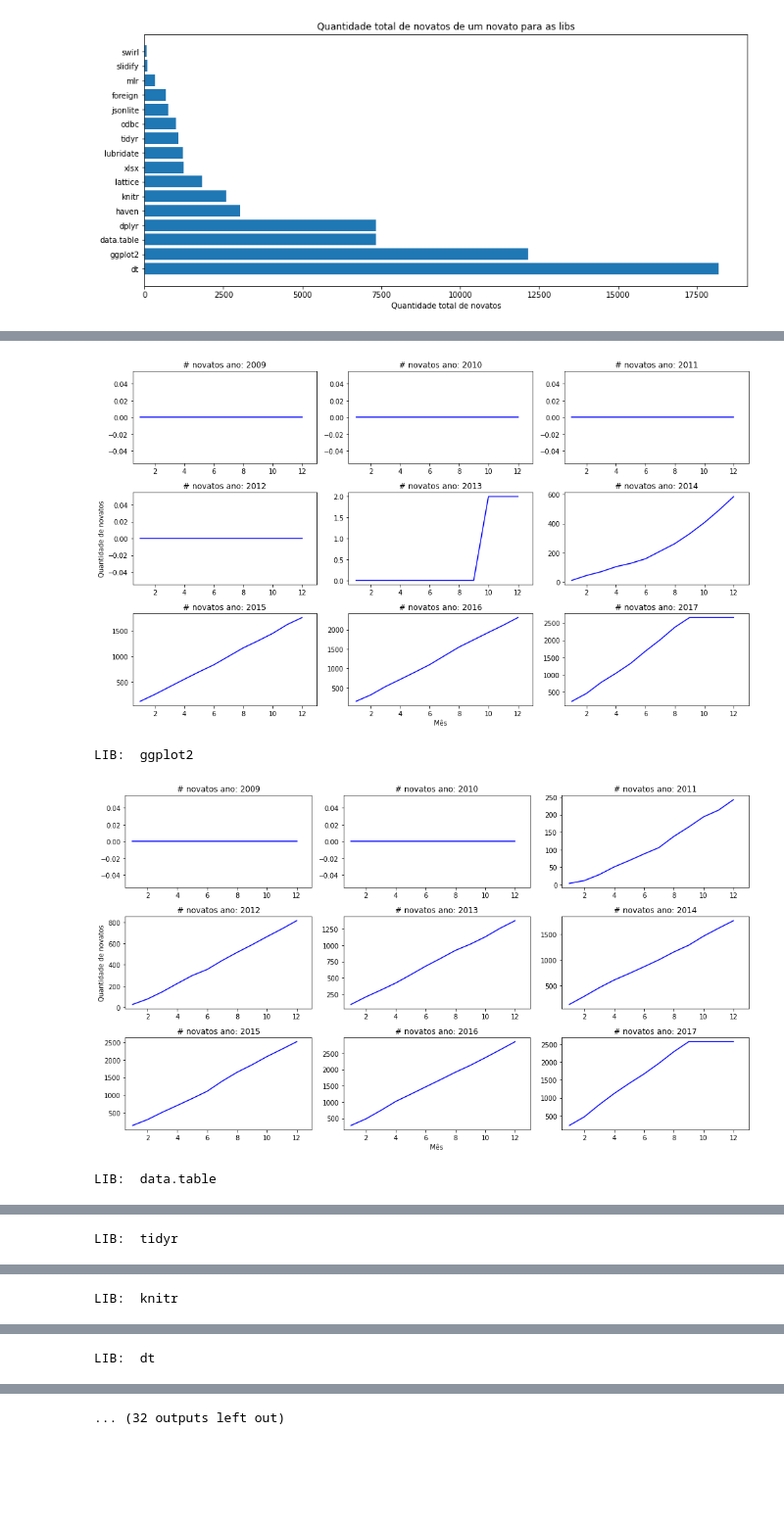
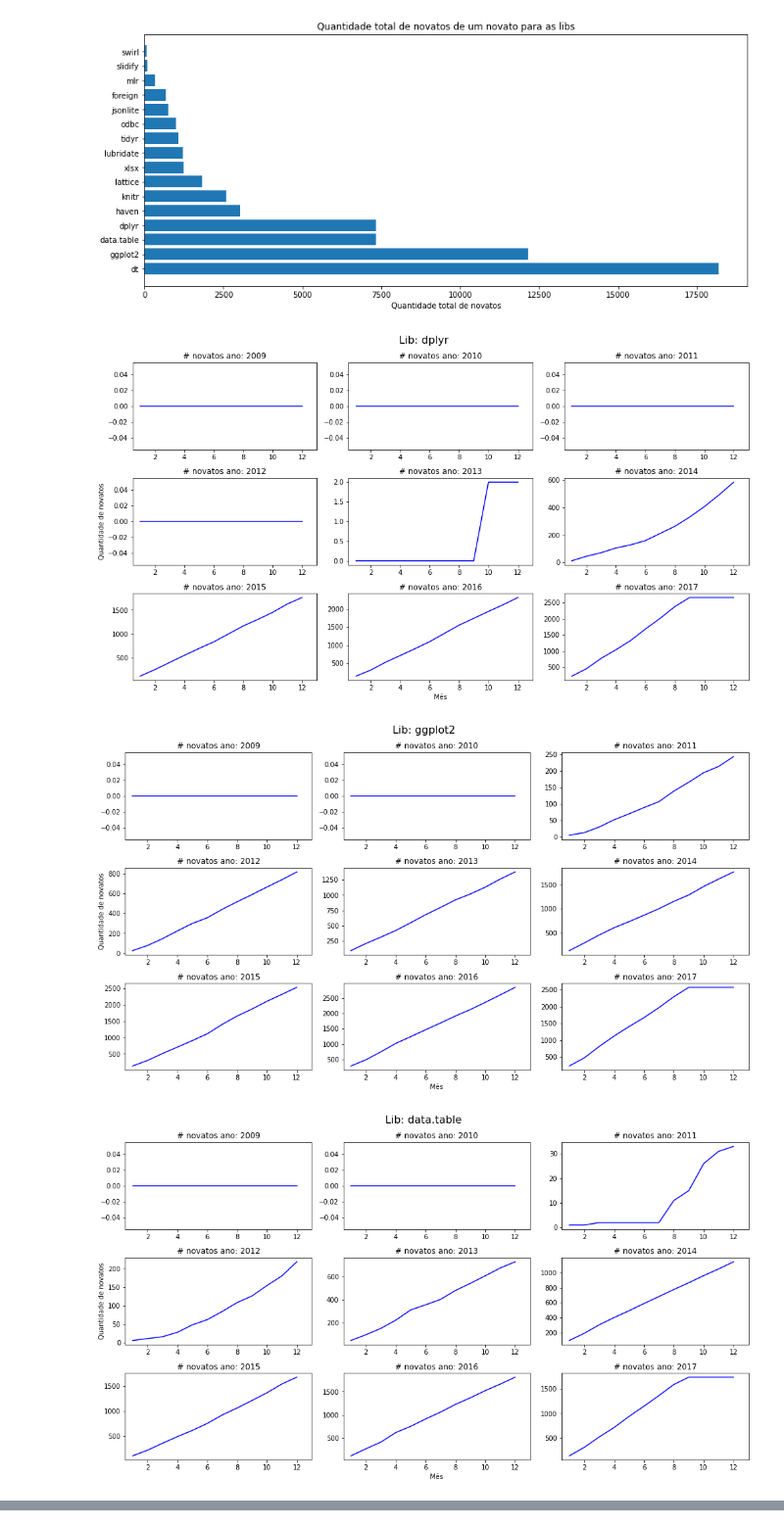
Before and after one commit to JuanFSR/EngenhariaEmpirica, a Jupyter notebook: mineracao_r.ipynb, the cells around one changed output, grey strips where cells are left out. Shown at 98% size. Cells and saved outputs as stored; diff of their text form; code cells hidden in the pictures; blank space fills up the shorter version.

Commit message:
Adding title on plots

```diff
--- a/mineracao_r.ipynb
+++ b/mineracao_r.ipynb
@@ -298,6 +298,7 @@ for lib in libs:
     dataLib = dataLanguage.loc[dataLanguage['Lib'] == lib]
     anos = dataLib['Year'].unique().tolist()
     fig, axs = plt.subplots(3, 3)
+    fig.suptitle("Lib: " + lib, fontsize=16)
     fig.set_figwidth(14)
     fig.set_figheight(8)
     idxX = 0
@@ -305,7 +306,6 @@ for lib in libs:
 
     totalBckp = 0
 
-    print('LIB: ', lib)
     for ano in anos:
         dataLanguageAno = dataLib.loc[dataLib['Year'] == ano]
         y = sc.returnY(len(dataLanguageAno['Month'].unique().tolist()))
@@ -328,30 +328,33 @@ for lib in libs:
 
         axs[idxX][idxY].set_title('# novatos ano: {}'.format(ano))
 
         if idxX == 1 and idxY == 0:
             axs[idxX][idxY].set_ylabel('Quantidade de novatos')
 
         if idxX == 2 and idxY == 1:
             axs[idxX][idxY].set_xlabel('Mês')
 
         axs[idxX][idxY].set_xlim(0.5, 13)
 
         # plt.ylim(x[0], x[-1] + 10)
         # plt.xlim(-1, 13)
         # plt.title('# novatos por mês para a lib {} no ano {}'.format(lib, ano))
         # plt.ylabel('Quantidade de novatos')
         # plt.xlabel('Mês')
         # plt.show()
 
         idxY += 1
 
         if idxY == 3:
             idxY = 0
             idxX += 1
 
     fig.tight_layout()
     plt.show()
 
     fig.savefig('result/{}/{}. {}_newcommers_years.png'.format(prefix, idxFigure, lib), dpi=fig.dpi, bbox_inches='tight')
     idxFigure += 1
 # %% [output]
+[figure, new version]
+[figure, new version]
+[figure, new version]
@@ -359,4 +370,0 @@ LIB:  dplyr
-[figure, old version]
-LIB:  ggplot2
-[figure, old version]
-LIB:  data.table
@@ -364 +370,0 @@ LIB:  data.table
-LIB:  tidyr
@@ -366 +370,0 @@ LIB:  tidyr
-LIB:  knitr
@@ -368 +370,0 @@ LIB:  knitr
-LIB:  dt
@@ -370 +370,0 @@ LIB:  dt
-... (32 outputs left out)
```
Also changed, not shown: parts of 1 cell of this notebook.
